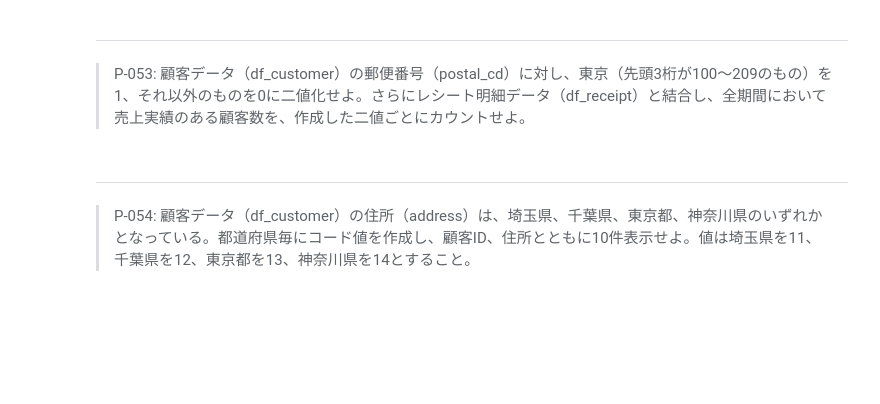
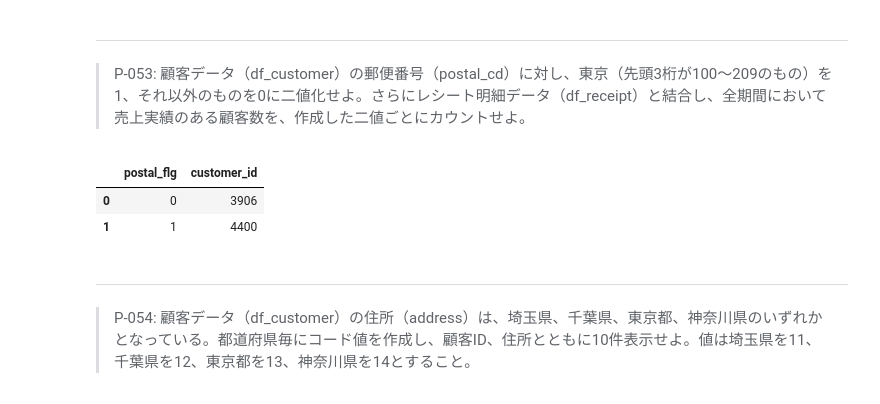
Before and after one commit to kamikami1997/DS100knock, a Jupyter notebook: preprocess_knock_Python_Colab.ipynb, the cells around one changed output. Saved outputs shown, nothing was run; the diff lists cells and outputs as text; code cells hidden in the pictures; blank space fills up the shorter version.

```diff
--- a/preprocess_knock_Python_Colab.ipynb
+++ b/preprocess_knock_Python_Colab.ipynb
@@ -1058,6 +1058,20 @@ df_amount_by_member.head(10)
 # %% [markdown]
 ---
 > P-053: 顧客データ（df_customer）の郵便番号（postal_cd）に対し、東京（先頭3桁が100〜209のもの）を1、それ以外のものを0に二値化せよ。さらにレシート明細データ（df_receipt）と結合し、全期間において売上実績のある顧客数を、作成した二値ごとにカウントせよ。
+# %%
+# print(df_customer.head())
+# flgを付ける
+df_customer_new = df_customer.copy()
+df_customer_new["postal_flg"] = df_customer_new["postal_cd"].apply(lambda x: 1 if 100 <= int(x[0:3]) <= 209 else 0)
+# print(df_customer_new.head())
+
+# 結合
+df_merged = pd.merge(df_customer_new, df_receipt, how="inner", on="customer_id")
+df_merged.groupby("postal_flg")["customer_id"].nunique().reset_index().head(10)
+# %% [output]
+|  | postal_flg | customer_id |
+| 0 | 0 | 3906 |
+| 1 | 1 | 4400 |
 # %% [markdown]
 ---
 > P-054: 顧客データ（df_customer）の住所（address）は、埼玉県、千葉県、東京都、神奈川県のいずれかとなっている。都道府県毎にコード値を作成し、顧客ID、住所とともに10件表示せよ。値は埼玉県を11、千葉県を12、東京都を13、神奈川県を14とすること。
```
Also changed, not shown: parts of 4 cells of this notebook.
